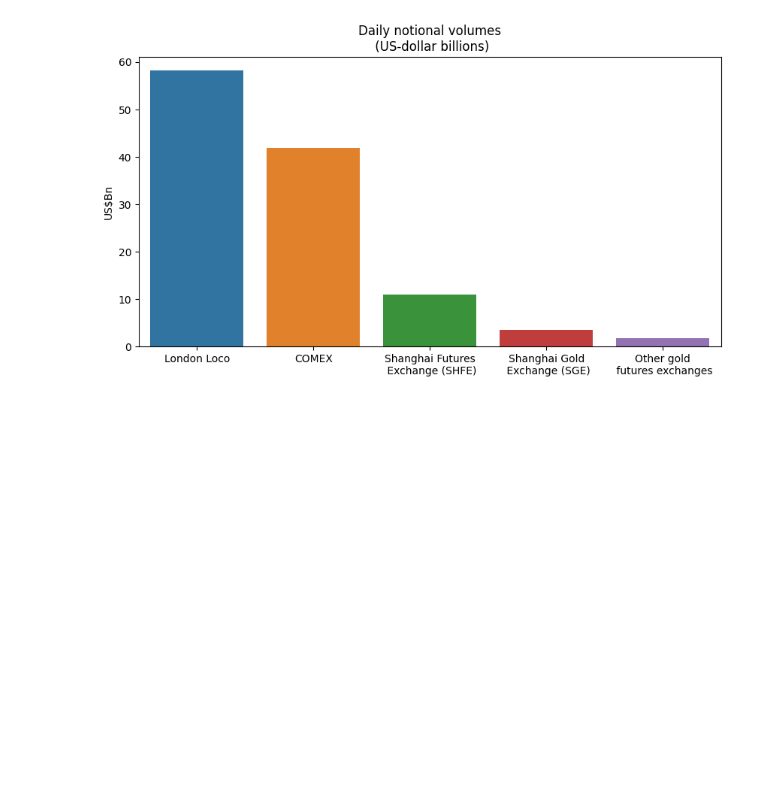
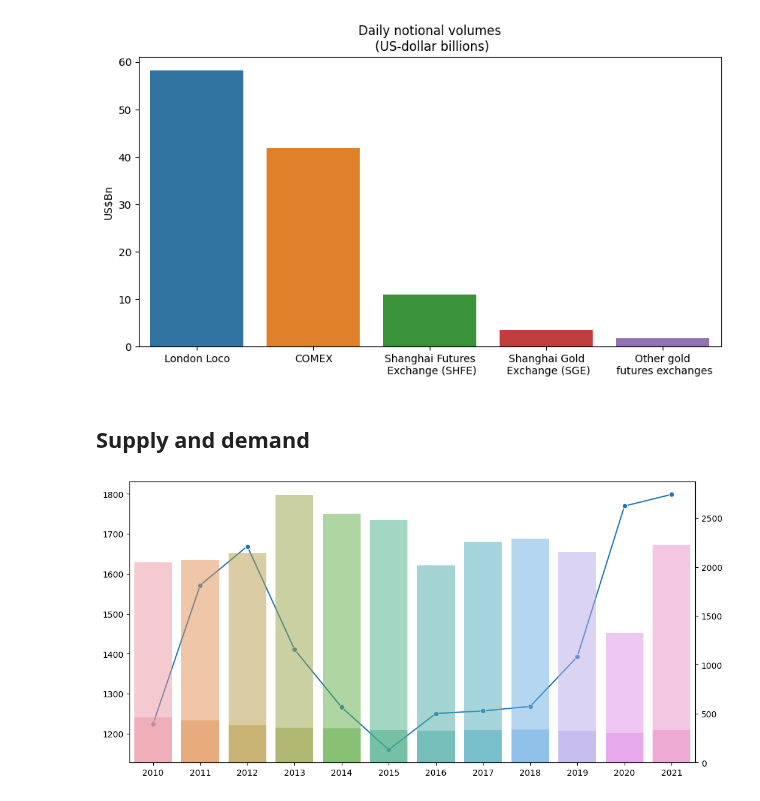
Before and after one commit to maxbranting/gold-forecast, a Jupyter notebook: plots.ipynb, the cells around one changed output. Saved outputs shown, nothing was run; the diff lists cells and outputs as text; code cells hidden in the pictures; blank space fills up the shorter version.

```diff
--- a/plots.ipynb
+++ b/plots.ipynb
@@ -15,3 +15,28 @@ plt.title('Daily notional volumes\n (US-dollar billions)')
 plt.show()
 # %% [output]
 [figure]
+# %% [markdown]
+## Supply and demand
+# %%
+demand = {'year':[2010,2011,2012,2013,2014,2015,2016,2017,2018,2019,2020,2021],
+        'Jewellery\n fabrication':[2044.9, 2069.4,2140.9,2735.3,2544.4,2479.2,2018.8,2257.5,2290, 2152.1,1324.4,2229.5],
+        'Technology':[460.7,429.1,382.3,355.8,348.4,331.7,323,332.6,334.8,326,302.8,330.2],
+        'Investment':[1586.4,1749.8,1591.4,793.2,932.2,978,1654.7,1309.6,1173.3,1274.9,1769.2,453.8],
+        'Central\n banks':[79.2,480.8,569.2,629.4,601.1,579.6,394.9,378.6,656.2,605.4,255,453.8],
+        'LMBA Gold Price\n (US$/Oz)':[1224.5,1571.5,1669,1411.2,1266.4,1160.1,1250.8,1257.2,1268.5,1392.6,1769.6,1798.6]}
+
+fig, ax1 = plt.subplots(figsize=(12,6))
+
+sns.lineplot(data = demand['LMBA Gold Price\n (US$/Oz)'], marker='o', sort = False, ax=ax1)
+ax2 = ax1.twinx()
+
+bar1 = sns.barplot(data = demand, x='year', y='Jewellery\n fabrication', alpha=0.5, ax=ax2)
+bar2 = sns.barplot(data = demand, x='year', y='Technology', alpha=0.5, ax=ax2)
+
+top_bar = mpatches.Patch(color='darkblue', label='smoker = No')
+bottom_bar = mpatches.Patch(color='lightblue', label='smoker = Yes')
+plt.legend(handles=[top_bar, bottom_bar])
+
+plt.show()
+# %% [output]
+[figure, added]
```
Also changed, not shown: parts of 1 cell of this notebook.
